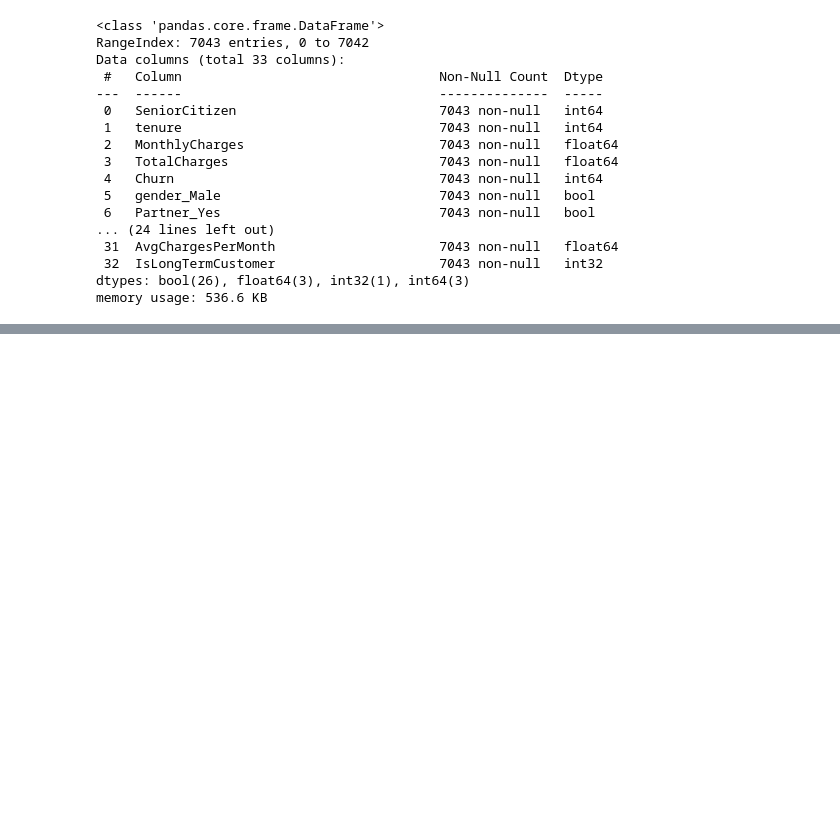
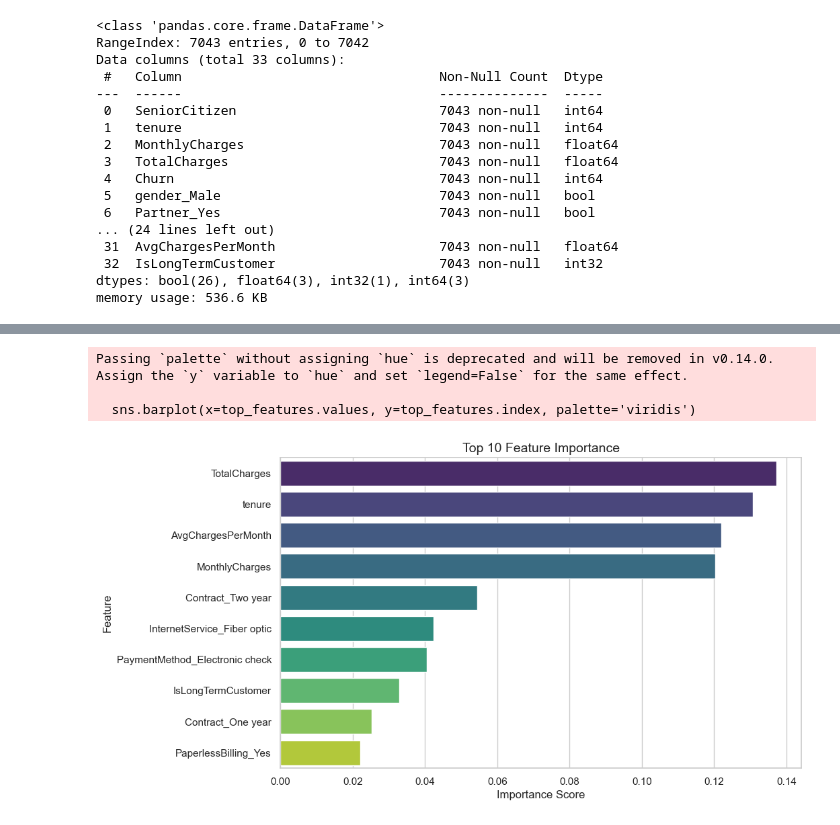
Before and after one commit to hassanh7n/Customer_Churn_ML, a Jupyter notebook: notebooks/ML_03.ipynb, the cells around one changed output, grey strips where cells are left out. Cells and saved outputs as stored; diff of their text form; code cells hidden in the pictures; blank space fills up the shorter version.

Commit message:
ml models

```diff
--- a/notebooks/ML_03.ipynb
+++ b/notebooks/ML_03.ipynb
@@ -69,3 +69,6 @@ Data columns (total 33 columns):
  32  IsLongTermCustomer                     7043 non-null   int32
 dtypes: bool(26), float64(3), int32(1), int64(3)
 memory usage: 536.6 KB
+# %%
+X =  df_encoded.drop(columns=['Churn'])
+y = df_encoded['Churn']
@@ -71,0 +95,15 @@ memory usage: 536.6 KB
+# %%
+from sklearn.pipeline import Pipeline
+from sklearn.preprocessing import StandardScaler
+from sklearn.linear_model import LogisticRegression
+
+log_reg = Pipeline([
+    ('scaler', StandardScaler()),
+    ('model', LogisticRegression(
+        max_iter=1000,
+        class_weight='balanced'
+    ))
+])
+# %%
+log_reg.fit(X_train, y_train)
+y_pred = log_reg.predict(X_test)
@@ -71,0 +128,11 @@ memory usage: 536.6 KB
+# %%
+from sklearn.ensemble import RandomForestClassifier
+
+rf = RandomForestClassifier(
+    n_estimators=300,
+    random_state=42,
+    class_weight='balanced',
+    max_depth=None
+)
+
+rf.fit(X_train, y_train)
@@ -71,0 +195,19 @@ memory usage: 536.6 KB
+# %%
+feature_importance = pd.Series(
+    rf.feature_importances_,
+    index=X.columns
+).sort_values(ascending=False)
+
+top_features = feature_importance.head(10)
+
+plt.figure(figsize=(10,6))
+sns.barplot(x=top_features.values, y=top_features.index, palette='viridis')
+plt.title('Top 10 Feature Importance', fontsize=14)
+plt.xlabel('Importance Score', fontsize=12)
+plt.ylabel('Feature', fontsize=12)
+plt.show()
+# %% [output]
+Passing `palette` without assigning `hue` is deprecated and will be removed in v0.14.0. Assign the `y` variable to `hue` and set `legend=False` for the same effect.
+
+  sns.barplot(x=top_features.values, y=top_features.index, palette='viridis')
+[figure, added]
```
Also changed, not shown: parts of 12 cells of this notebook.
